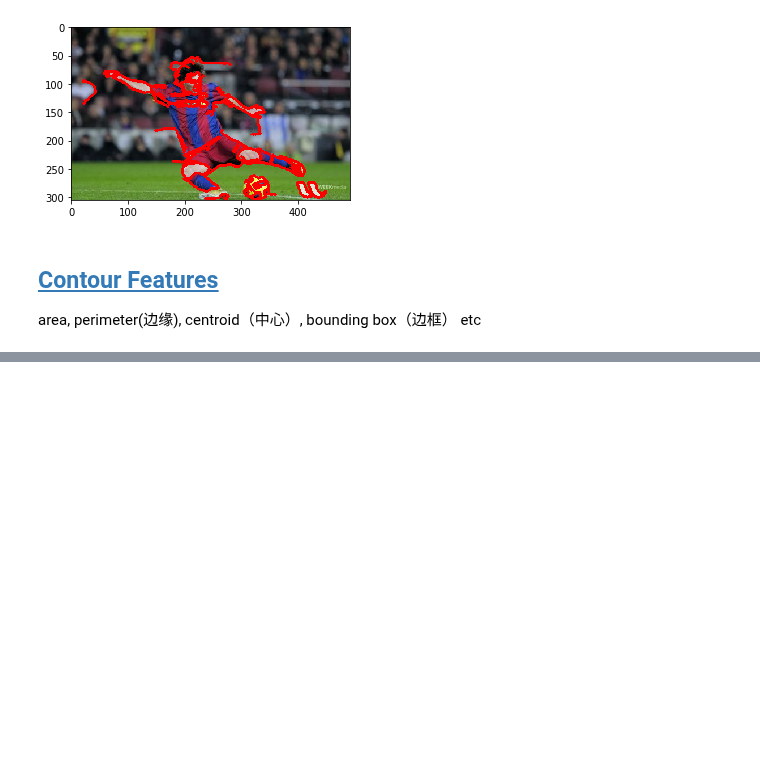
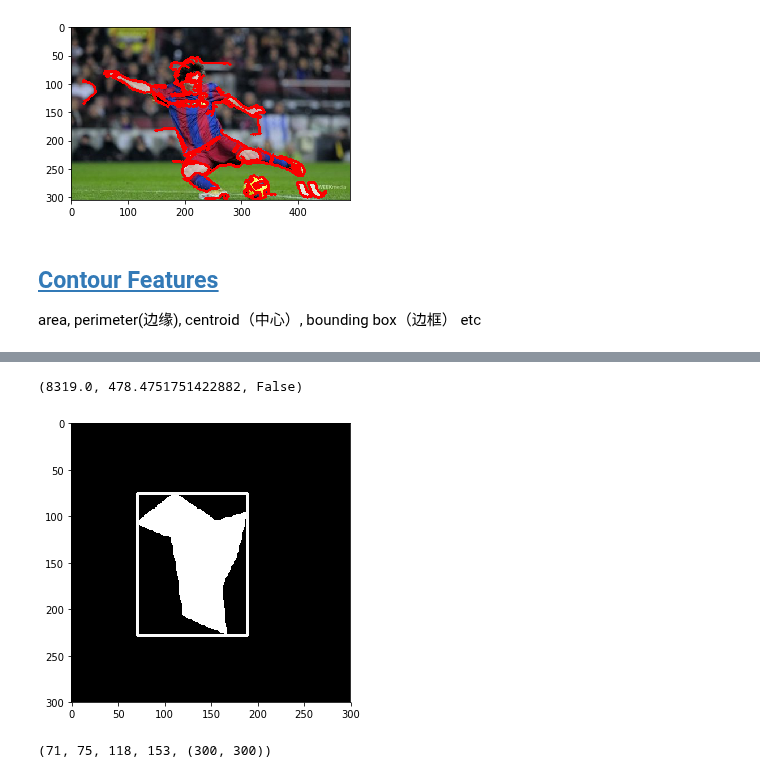
Before and after one commit to yexxyy/jupyter_notebook, a Jupyter notebook: library_learn/opencv-3.5 Contours in OpenCV.ipynb, the cells around one changed output, grey strips where cells are left out. Saved outputs shown, nothing was run; the diff lists cells and outputs as text; code cells hidden in the pictures; blank space fills up the shorter version.

Commit message:
moments

```diff
--- a/library_learn/opencv-3.5 Contours in OpenCV.ipynb
+++ b/library_learn/opencv-3.5 Contours in OpenCV.ipynb
@@ -71,22 +71,30 @@ tools.show_bgr(soccer_draw)
 area, perimeter(边缘), centroid（中心）, bounding box（边框） etc
 # %%
 #1.Moments
+"""
+mean: 第一矩。表位置
+variance: 第二矩。表胖瘦
+skewness: 第三矩。表歪斜
+kurtosis: 第四矩。表尾巴胖瘦
+"""
 
 import cv2
 import numpy as np
-
-img = cv2.imread('images/messipyr.jpg',0)
-ret,thresh = cv2.threshold(img,127,255,0)
-_,contours,hierarchy = cv2.findContours(thresh, 1, 2)
-
-cnt = contours[0]
-M = cv2.moments(cnt)
 
 
 import sys
 sys.path.append('../')
 import ipynb_importer
 from my_tools import tools
-tools.show_bgr(_)
+
+import cv2
+import numpy as np
+
+img = cv2.imread('images/black_white.jpg',0)
+ret,thresh = cv2.threshold(img,127,255,0)
+image,contours,hierarchy = cv2.findContours(thresh, 1, 2)
+
+cnt = contours[0]
+M = cv2.moments(cnt)
 M
 # %% [output]
@@ -110,0 +118,24 @@ M
+# %%
+#根据计算得到的 moments值，可以提取比如面积、质心等图像信息
+
+#面积
+area=cv2.contourArea(cnt)
+#周长
+perimeter=cv2.arcLength(cnt,True)
+#轮廓凹凸性
+k=cv2.isContourConvex(cnt)
+
+area,perimeter,k
+# %% [output]
+(8319.0, 478.4751751422882, False)
+# %%
+#图像边界框
+
+#直矩形框
+x,y,w,h=cv2.boundingRect(cnt)
+cv2.rectangle(image,(x,y),(x+w,y+h),(250,250,250),1)
+tools.show_bgr(image)
+x,y,w,h,image.shape
+# %% [output]
+[figure, added]
+(71, 75, 118, 153, (300, 300))
```
Also changed, not shown: parts of 1 cell of this notebook, 1 other file.
